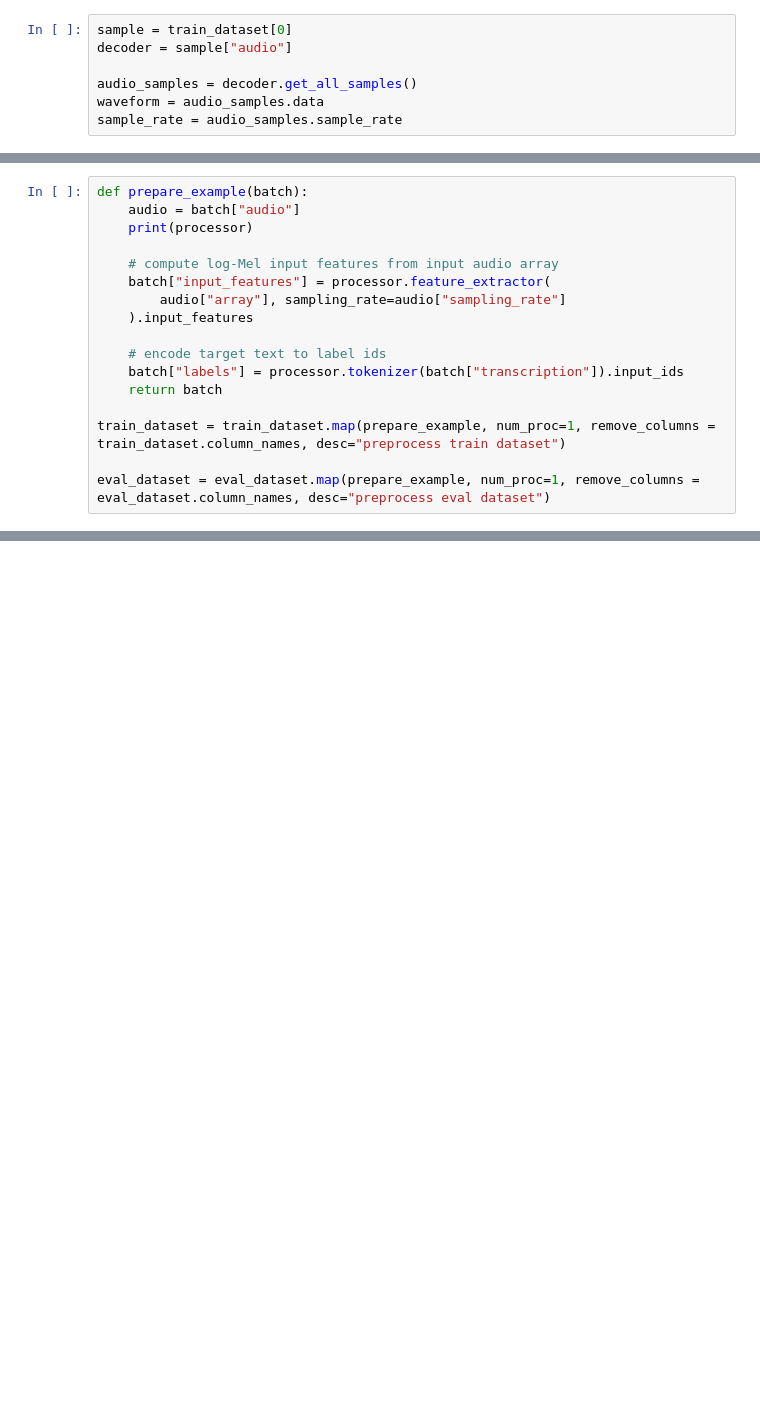
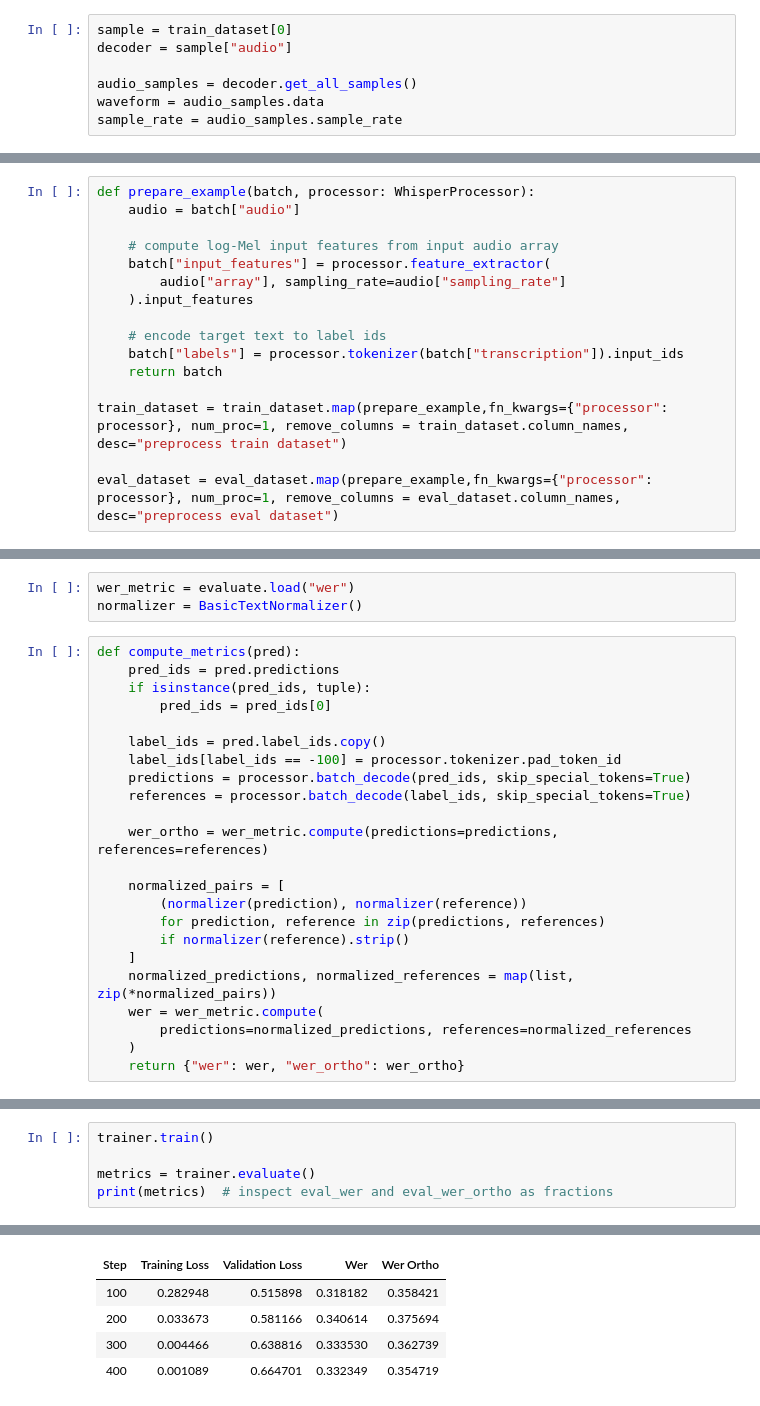
Before and after one commit to someBroYouKnow/audio-detection, a Jupyter notebook: src/fine-tuning/fine-tuning.ipynb, the cells around one changed output, grey strips where cells are left out. Cells and saved outputs as stored; diff of their text form; blank space fills up the shorter version.

```diff
--- a/src/fine-tuning/fine-tuning.ipynb
+++ b/src/fine-tuning/fine-tuning.ipynb
@@ -133,7 +151,6 @@ print(processor)
 # %%
-def prepare_example(batch):
+def prepare_example(batch, processor: WhisperProcessor):
     audio = batch["audio"]
-    print(processor)
 
     # compute log-Mel input features from input audio array
     batch["input_features"] = processor.feature_extractor(
@@ -144,6 +161,6 @@ def prepare_example(batch):
     batch["labels"] = processor.tokenizer(batch["transcription"]).input_ids
     return batch
 
-train_dataset = train_dataset.map(prepare_example, num_proc=1, remove_columns = train_dataset.column_names, desc="preprocess train dataset")
+train_dataset = train_dataset.map(prepare_example,fn_kwargs={"processor": processor}, num_proc=1, remove_columns = train_dataset.column_names, desc="preprocess train dataset")
 
-eval_dataset = eval_dataset.map(prepare_example, num_proc=1, remove_columns = eval_dataset.column_names, desc="preprocess eval dataset")
+eval_dataset = eval_dataset.map(prepare_example,fn_kwargs={"processor": processor}, num_proc=1, remove_columns = eval_dataset.column_names, desc="preprocess eval dataset")
@@ -151,0 +204,26 @@ NameError: name 'processor' is not defined
+# %%
+wer_metric = evaluate.load("wer")
+normalizer = BasicTextNormalizer()
+# %%
+def compute_metrics(pred):
+    pred_ids = pred.predictions
+    if isinstance(pred_ids, tuple):
+        pred_ids = pred_ids[0]
+
+    label_ids = pred.label_ids.copy()
+    label_ids[label_ids == -100] = processor.tokenizer.pad_token_id
+    predictions = processor.batch_decode(pred_ids, skip_special_tokens=True)
+    references = processor.batch_decode(label_ids, skip_special_tokens=True)
+
+    wer_ortho = wer_metric.compute(predictions=predictions, references=references)
+
+    normalized_pairs = [
+        (normalizer(prediction), normalizer(reference))
+        for prediction, reference in zip(predictions, references)
+        if normalizer(reference).strip()
+    ]
+    normalized_predictions, normalized_references = map(list, zip(*normalized_pairs))
+    wer = wer_metric.compute(
+        predictions=normalized_predictions, references=normalized_references
+    )
+    return {"wer": wer, "wer_ortho": wer_ortho}
@@ -151,0 +280,6 @@ NameError: name 'processor' is not defined
+# %%
+trainer.train()
+
+metrics = trainer.evaluate()
+print(metrics)  # inspect eval_wer and eval_wer_ortho as fractions
+# %% [output]
@@ -151,0 +287,5 @@ NameError: name 'processor' is not defined
+| Step | Training Loss | Validation Loss | Wer | Wer Ortho |
+| 100 | 0.282948 | 0.515898 | 0.318182 | 0.358421 |
+| 200 | 0.033673 | 0.581166 | 0.340614 | 0.375694 |
+| 300 | 0.004466 | 0.638816 | 0.333530 | 0.362739 |
+| 400 | 0.001089 | 0.664701 | 0.332349 | 0.354719 |
```
Also changed, not shown: parts of 7 cells of this notebook, 3 other files.
